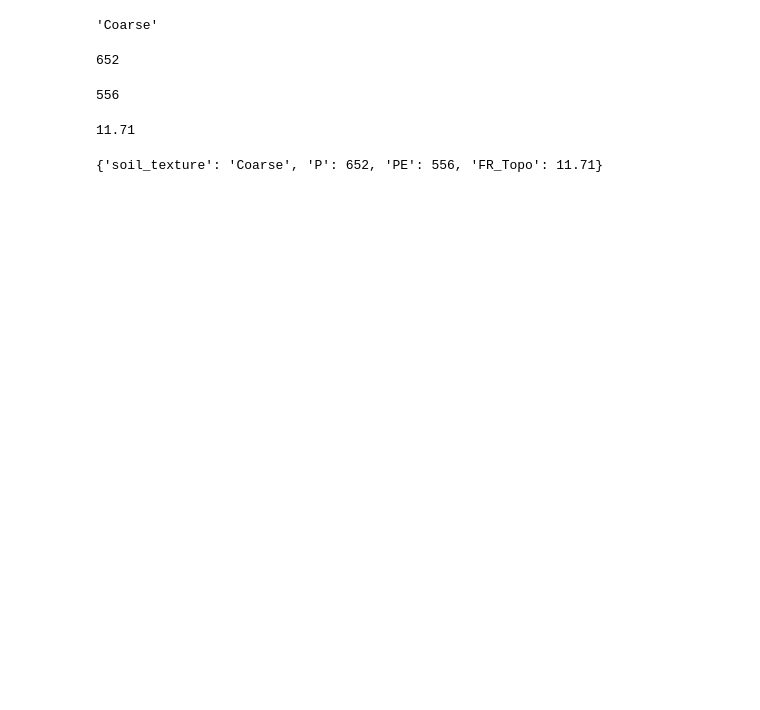
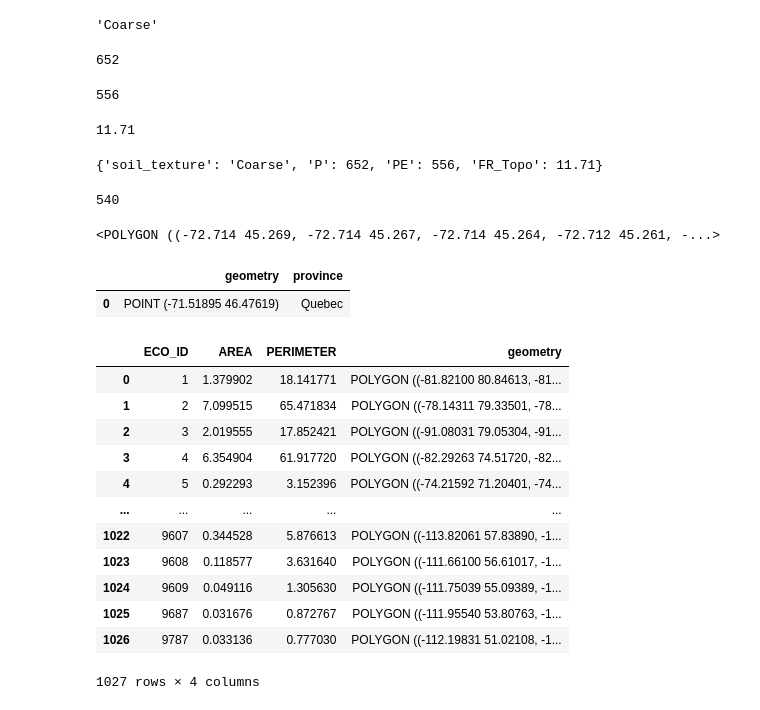
Before and after one commit to ubc-litefarm-datateam/pyHolos-Litefarm, a Jupyter notebook: notebooks/data_loader.ipynb, the cells around one changed output. Cells and saved outputs as stored; diff of their text form; code cells hidden in the pictures; blank space fills up the shorter version.

```diff
--- a/notebooks/data_loader.ipynb
+++ b/notebooks/data_loader.ipynb
@@ -303,0 +319,32 @@ climate_dict
+# %%
+eco_id = farm_ecodistrict_climate["Ecodistrict"].iloc[0]
+eco_id
+# %% [output]
+540
+# %%
+farm_ecodistrict = ecodistrict.query(f"ECO_ID == {eco_id}")
+farm_ecodistrict_geometry = farm_ecodistrict["geometry"].iloc[0]
+farm_ecodistrict_geometry
+# %% [output]
+<POLYGON ((-72.714 45.269, -72.714 45.267, -72.714 45.264, -72.712 45.261, -...>
+# %%
+farm_gdf
+# %% [output]
+|  | geometry | province |
+| 0 | POINT (-71.51895 46.47619) | Quebec |
+# %%
+ecodistrict
+# %% [output]
+|  | ECO_ID | AREA | PERIMETER | geometry |
+| 0 | 1 | 1.379902 | 18.141771 | POLYGON ((-81.82100 80.84613, -81... |
+| 1 | 2 | 7.099515 | 65.471834 | POLYGON ((-78.14311 79.33501, -78... |
+| 2 | 3 | 2.019555 | 17.852421 | POLYGON ((-91.08031 79.05304, -91... |
+| 3 | 4 | 6.354904 | 61.917720 | POLYGON ((-82.29263 74.51720, -82... |
+| 4 | 5 | 0.292293 | 3.152396 | POLYGON ((-74.21592 71.20401, -74... |
+| ... | ... | ... | ... | ... |
+| 1022 | 9607 | 0.344528 | 5.876613 | POLYGON ((-113.82061 57.83890, -1... |
+| 1023 | 9608 | 0.118577 | 3.631640 | POLYGON ((-111.66100 56.61017, -1... |
+| 1024 | 9609 | 0.049116 | 1.305630 | POLYGON ((-111.75039 55.09389, -1... |
+| 1025 | 9687 | 0.031676 | 0.872767 | POLYGON ((-111.95540 53.80763, -1... |
+| 1026 | 9787 | 0.033136 | 0.777030 | POLYGON ((-112.19831 51.02108, -1... |
+1027 rows × 4 columns
```
Also changed, not shown: parts of 27 cells of this notebook, 17 other files.
